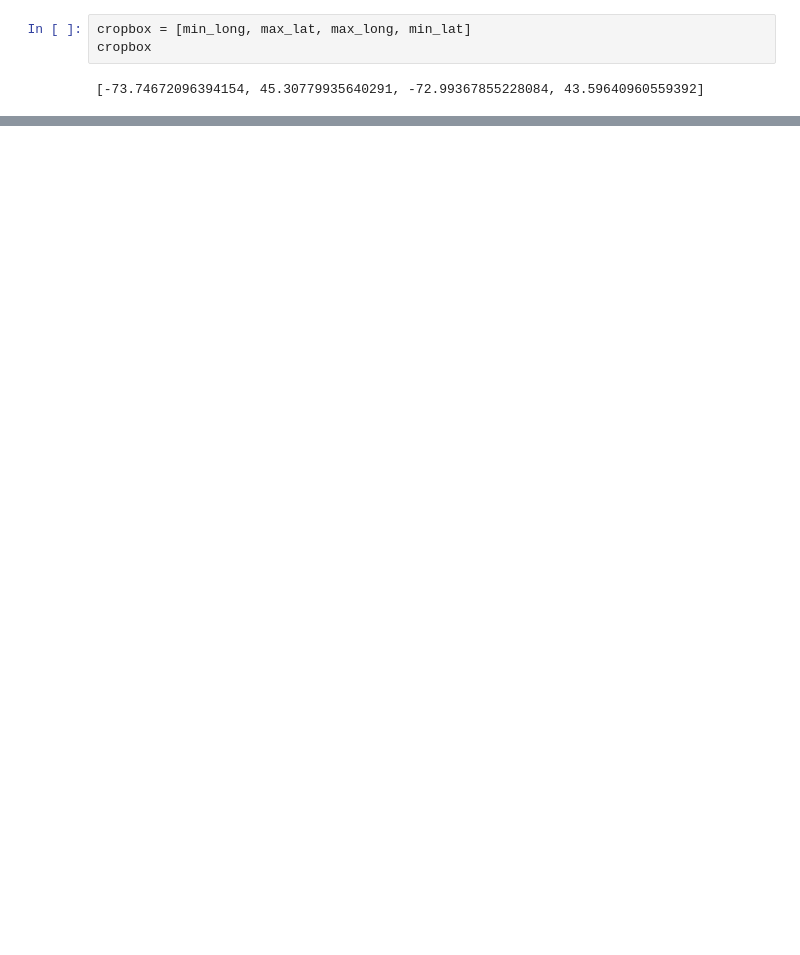
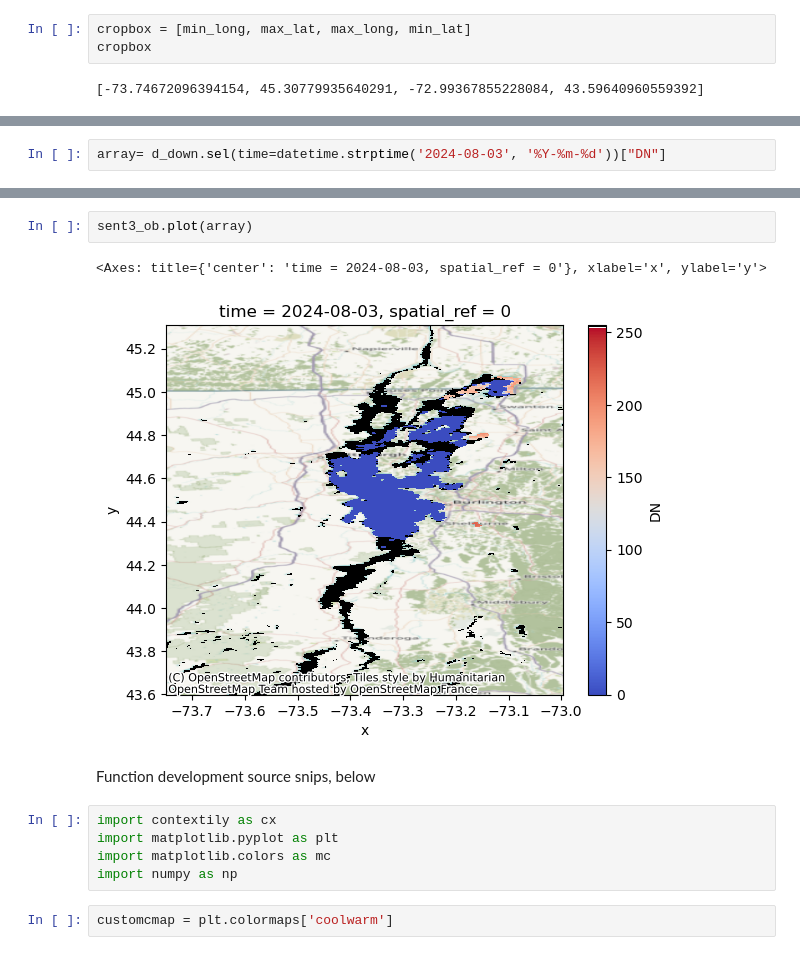
Before and after one commit to CIROH-UVM/forecast-workflow, a Jupyter notebook: examples/sentinel3_download.ipynb, the cells around one changed output, grey strips where cells are left out. Saved outputs shown, nothing was run; the diff lists cells and outputs as text; blank space fills up the shorter version.

```diff
--- a/examples/sentinel3_download.ipynb
+++ b/examples/sentinel3_download.ipynb
@@ -140,0 +81,2 @@ xa["x"].plot()
+# %%
+array= d_down.sel(time=datetime.strptime('2024-08-03', '%Y-%m-%d'))["DN"]
@@ -140,0 +99,14 @@ xa["x"].plot()
+# %%
+sent3_ob.plot(array)
+# %% [output]
+<Axes: title={'center': 'time = 2024-08-03, spatial_ref = 0'}, xlabel='x', ylabel='y'>
+[figure, added]
+# %% [markdown]
+Function development source snips, below
+# %%
+import contextily as cx
+import matplotlib.pyplot as plt
+import matplotlib.colors as mc
+import numpy as np
+# %%
+customcmap = plt.colormaps['coolwarm']
```
Also changed, not shown: parts of 17 cells of this notebook, 1 other file.
